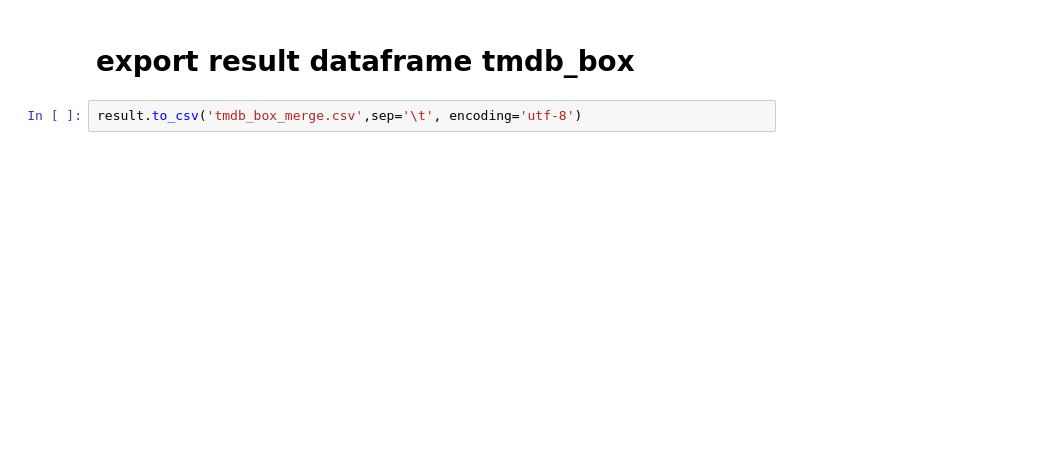
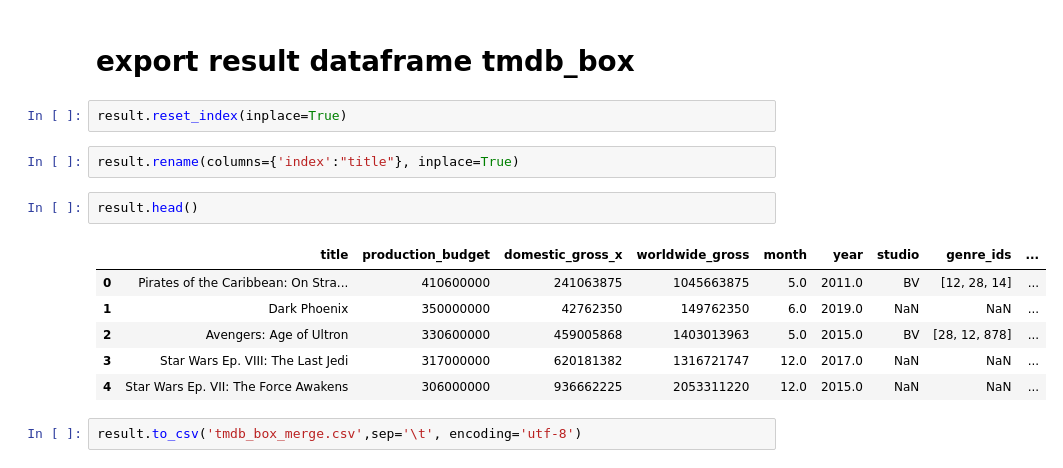
Before and after one commit to nateej1/Movie-Industry-Analysis-Exercise, a Jupyter notebook: Combining Tables on Movie Titles - export - tl.ipynb, the cells around one changed output. Cells and saved outputs as stored; diff of their text form; blank space fills up the shorter version.

```diff
--- a/Combining Tables on Movie Titles - export - tl.ipynb
+++ b/Combining Tables on Movie Titles - export - tl.ipynb
@@ -506,5 +506,18 @@ result.head()
 | Star Wars Ep. VII: The Force Awakens | 306000000 | 936662225 | 2053311220 | 12.0 | 2015.0 | NaN | NaN | ... |
 # %% [markdown]
 # export result dataframe tmdb_box
+# %%
+result.reset_index(inplace=True)
+# %%
+result.rename(columns={'index':"title"}, inplace=True)
+# %%
+result.head()
+# %% [output]
+|  | title | production_budget | domestic_gross_x | worldwide_gross | month | year | studio | genre_ids | ... |
+| 0 | Pirates of the Caribbean: On Stra... | 410600000 | 241063875 | 1045663875 | 5.0 | 2011.0 | BV | [12, 28, 14] | ... |
+| 1 | Dark Phoenix | 350000000 | 42762350 | 149762350 | 6.0 | 2019.0 | NaN | NaN | ... |
+| 2 | Avengers: Age of Ultron | 330600000 | 459005868 | 1403013963 | 5.0 | 2015.0 | BV | [28, 12, 878] | ... |
+| 3 | Star Wars Ep. VIII: The Last Jedi | 317000000 | 620181382 | 1316721747 | 12.0 | 2017.0 | NaN | NaN | ... |
+| 4 | Star Wars Ep. VII: The Force Awakens | 306000000 | 936662225 | 2053311220 | 12.0 | 2015.0 | NaN | NaN | ... |
 # %%
 result.to_csv('tmdb_box_merge.csv',sep='\t', encoding='utf-8')
```
Also changed, not shown: parts of 1 cell of this notebook, 2 other files.
